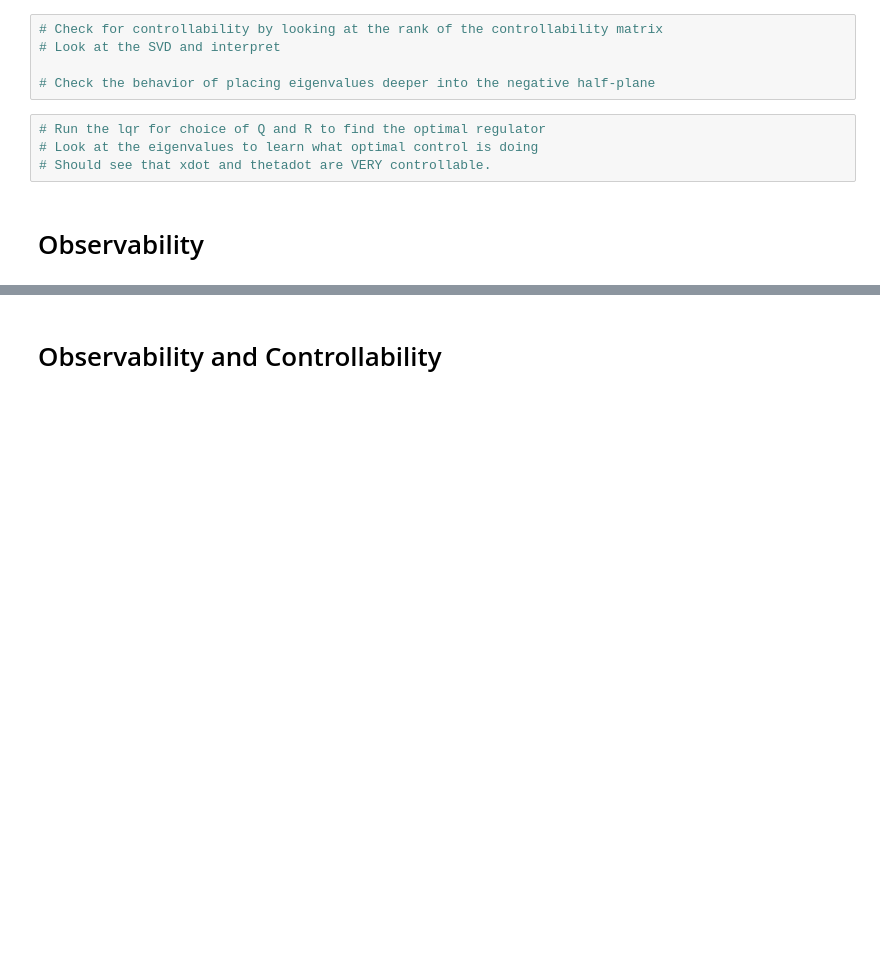
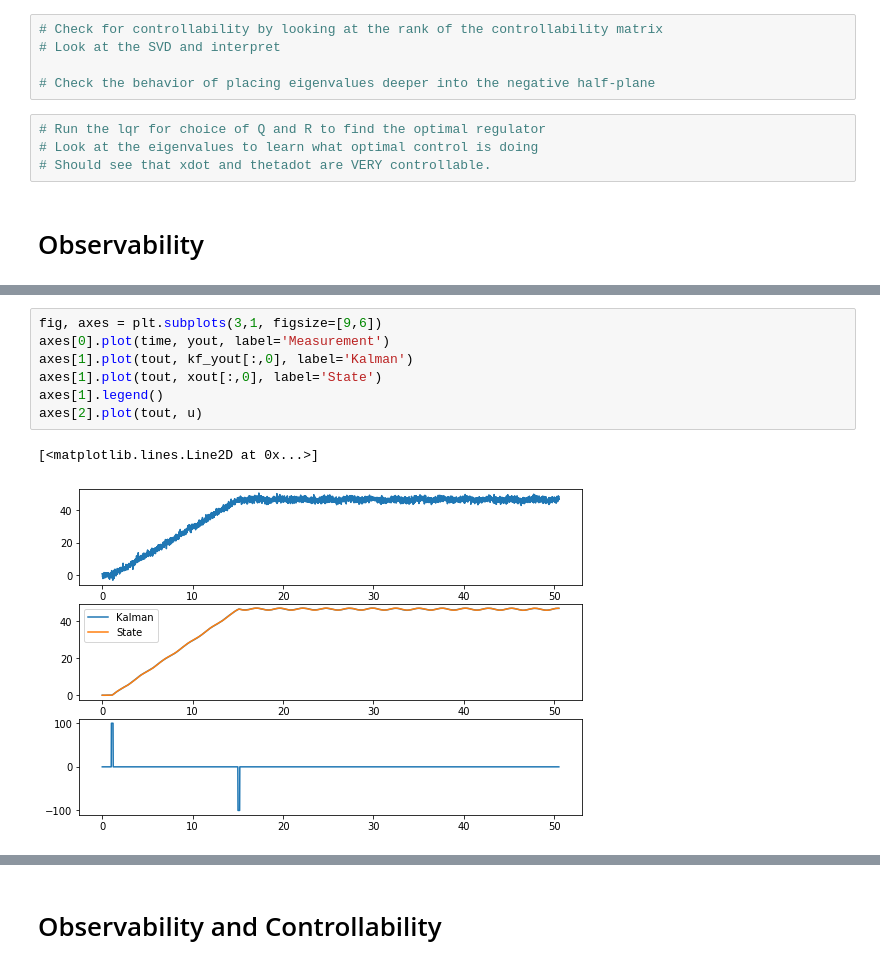
Before and after one commit to andgoldschmidt/cartpole, a Jupyter notebook: Cartpole_Controller.ipynb, the cells around one changed output, grey strips where cells are left out. Saved outputs shown, nothing was run; the diff lists cells and outputs as text; blank space fills up the shorter version.

```diff
--- a/Cartpole_Controller.ipynb
+++ b/Cartpole_Controller.ipynb
@@ -248,0 +308,10 @@ matrix([[0.52806572, 0.31622777, 0.82149746, 0.04908965]])
+# %%
+fig, axes = plt.subplots(3,1, figsize=[9,6])
+axes[0].plot(time, yout, label='Measurement')
+axes[1].plot(tout, kf_yout[:,0], label='Kalman')
+axes[1].plot(tout, xout[:,0], label='State')
+axes[1].legend()
+axes[2].plot(tout, u)
+# %% [output]
+[<matplotlib.lines.Line2D at 0x...>]
+[figure, added]
```
Also changed, not shown: parts of 22 cells of this notebook, 1 other file.
